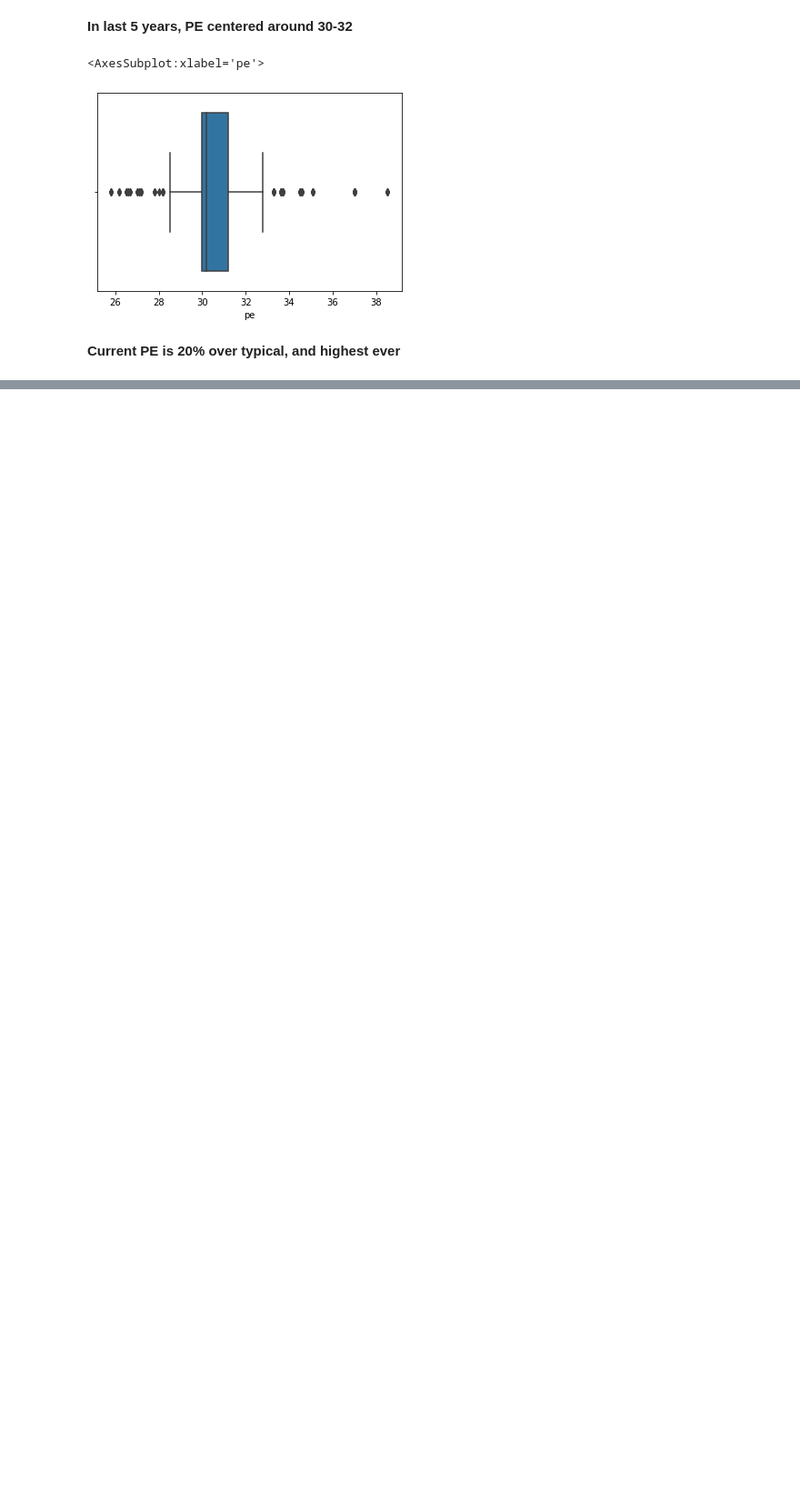
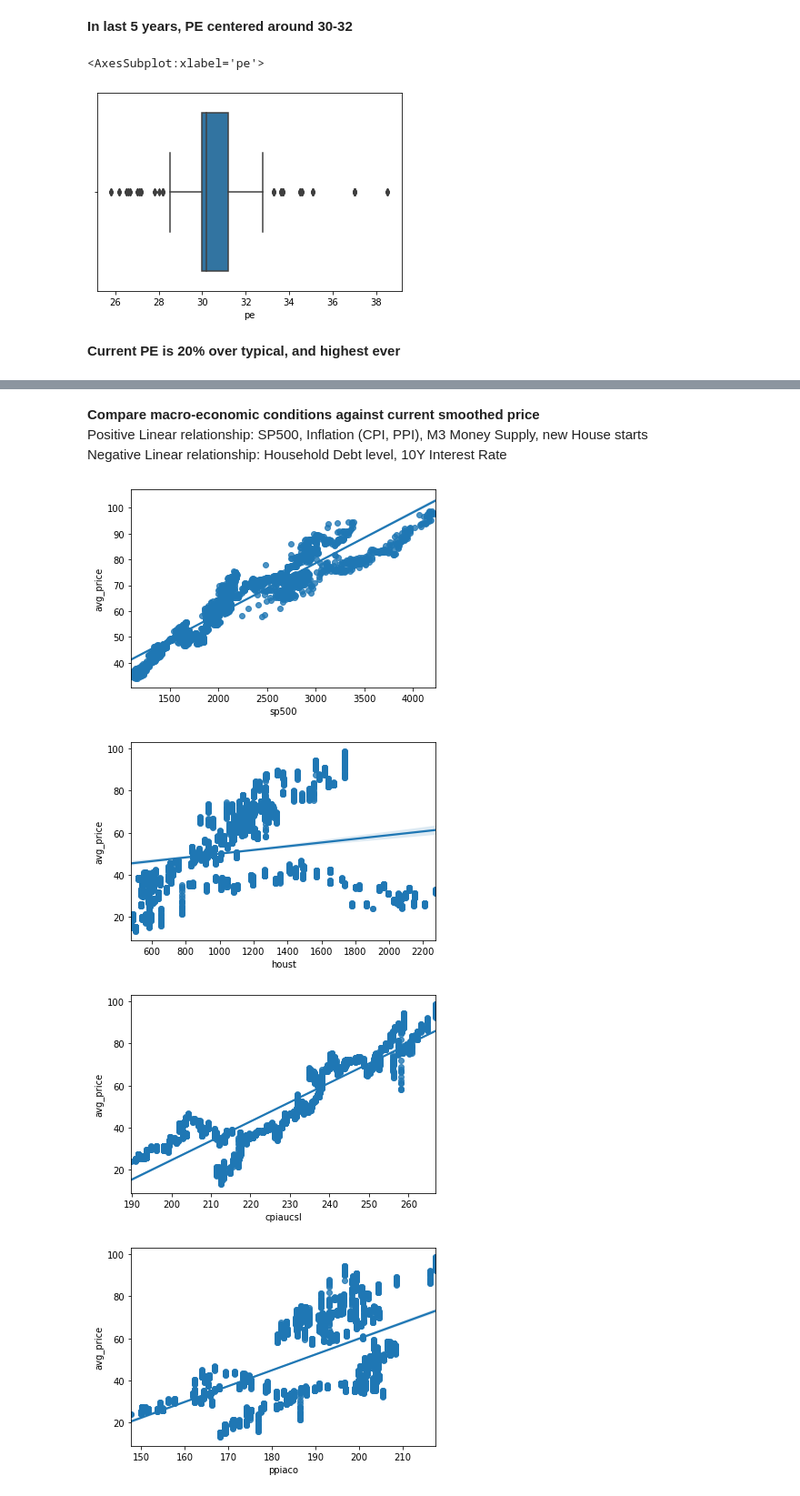
Before and after one commit to lhommefm/investing, a Jupyter notebook: REITs.ipynb, the cells around one changed output, grey strips where cells are left out. Shown at 91% size. Cells and saved outputs as stored; diff of their text form; code cells hidden in the pictures; blank space fills up the shorter version.

```diff
--- a/REITs.ipynb
+++ b/REITs.ipynb
@@ -106,0 +55,19 @@ sns.regplot(x=data_house_futureprice['houst'],y=data_house_futureprice['future_p
+# %% [markdown]
+**Compare macro-economic conditions against current smoothed price**<br>
+Positive Linear relationship: SP500, Inflation (CPI, PPI), M3 Money Supply, new House starts<br>
+Negative Linear relationship: Household Debt level, 10Y Interest Rate
+# %%
+tests = [
+    ('sp500','avg_price','scatter'),('houst','avg_price','scatter'),
+    ('cpiaucsl','avg_price','scatter'),('ppiaco','avg_price','scatter'),
+    ('tdsp','avg_price','scatter'),('psavert','avg_price','scatter'),
+    ('dgs10','avg_price','scatter'),('mabmm301usm189s','avg_price','scatter')
+        ]
+for test in tests:
+    plt.figure()
+    make_chart(test[0],test[1],test[2])
+# %% [output]
+[figure, added]
+[figure, added]
+[figure, added]
+[figure, added]
```
Also changed, not shown: parts of 31 cells of this notebook, 2 other files.
